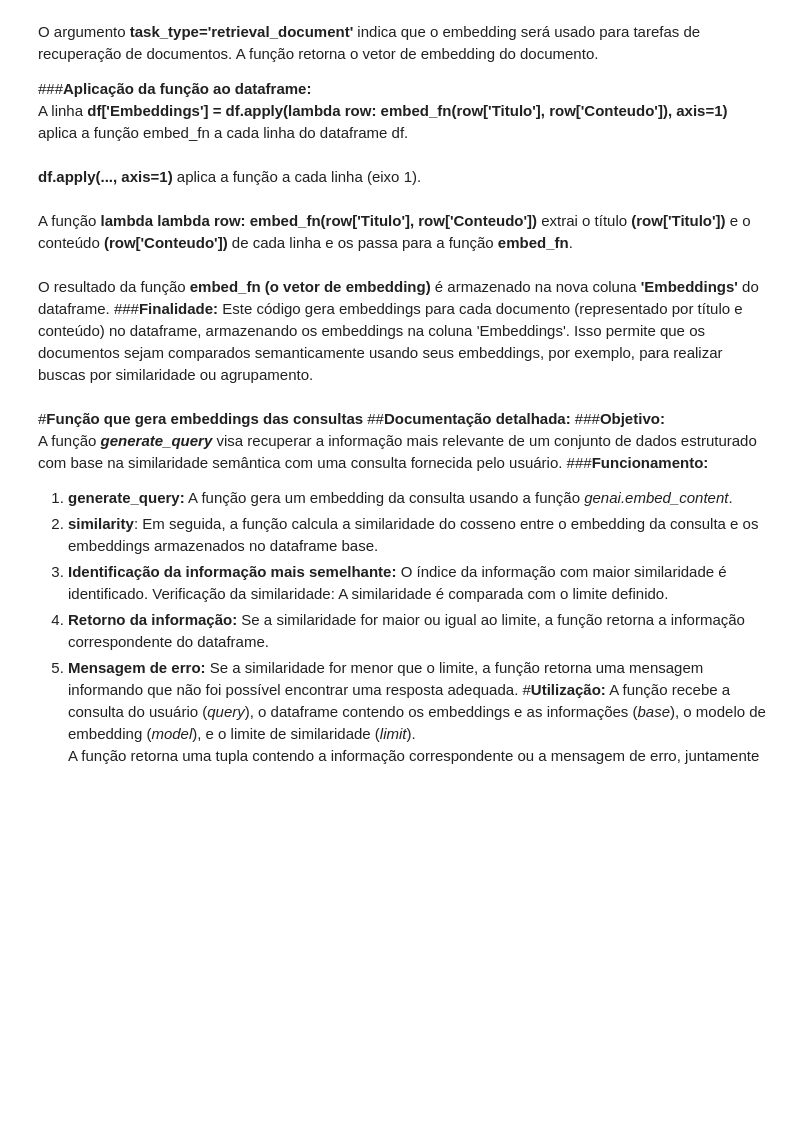
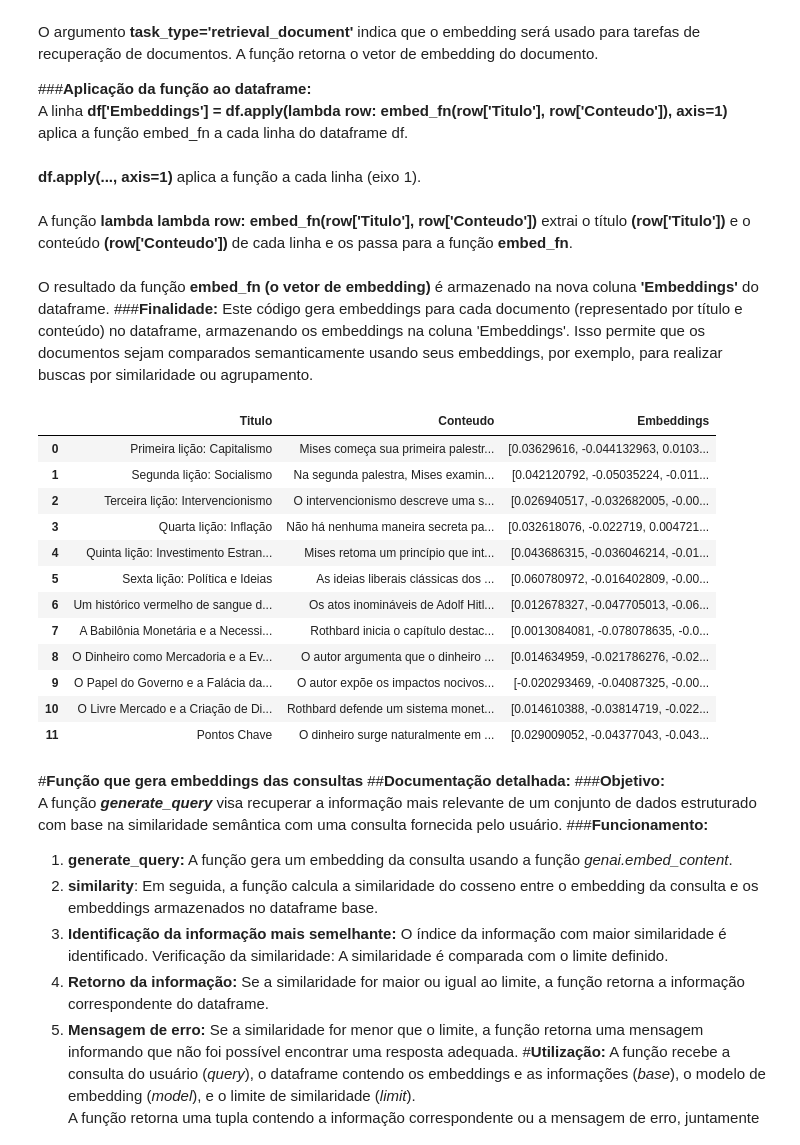
Before and after one commit to smokingsnakes83/Truth_model, a Jupyter notebook: Truth_model.ipynb, the cells around one changed output. Saved outputs shown, nothing was run; the diff lists cells and outputs as text; code cells hidden in the pictures; blank space fills up the shorter version.

```diff
--- a/Truth_model.ipynb
+++ b/Truth_model.ipynb
@@ -184,27 +168,41 @@ Este código gera embeddings para cada documento (representado por título e con
 # %%
 def embed_fn(title, text):
 
   """
   Gera embeddings para documentos usando o modelo especificado.
 
   Args:
       title: O título do documento.
       text: O corpo do texto do documento.
 
   Returns:
       Um vetor de embedding representando o documento.
   """
 
   return genai.embed_content(model=embed_model,
                              content=text,
                              task_type='retrieval_document',
                              title=title)['embedding']
 
 # Aplica a função embed_fn a cada linha do dataframe
 df['Embeddings'] = df.apply(lambda row: embed_fn(row['Titulo'], row['Conteudo']), axis=1)
 
 # Exibe o dataframe com a nova coluna 'Embeddings'
-#df
+df
+# %% [output]
+|  | Titulo | Conteudo | Embeddings |
+| 0 | Primeira lição: Capitalismo | Mises começa sua primeira palestr... | [0.03629616, -0.044132963, 0.0103... |
+| 1 | Segunda lição: Socialismo | Na segunda palestra, Mises examin... | [0.042120792, -0.05035224, -0.011... |
+| 2 | Terceira lição: Intervencionismo | O intervencionismo descreve uma s... | [0.026940517, -0.032682005, -0.00... |
+| 3 | Quarta lição: Inflação | Não há nenhuma maneira secreta pa... | [0.032618076, -0.022719, 0.004721... |
+| 4 | Quinta lição: Investimento Estran... | Mises retoma um princípio que int... | [0.043686315, -0.036046214, -0.01... |
+| 5 | Sexta lição: Política e Ideias | As ideias liberais clássicas dos ... | [0.060780972, -0.016402809, -0.00... |
+| 6 | Um histórico vermelho de sangue d... | Os atos inomináveis de Adolf Hitl... | [0.012678327, -0.047705013, -0.06... |
+| 7 | A Babilônia Monetária e a Necessi... | Rothbard inicia o capítulo destac... | [0.0013084081, -0.078078635, -0.0... |
+| 8 | O Dinheiro como Mercadoria e a Ev... | O autor argumenta que o dinheiro ... | [0.014634959, -0.021786276, -0.02... |
+| 9 | O Papel do Governo e a Falácia da... | O autor expõe os impactos nocivos... | [-0.020293469, -0.04087325, -0.00... |
+| 10 | O Livre Mercado e a Criação de Di... | Rothbard defende um sistema monet... | [0.014610388, -0.03814719, -0.022... |
+| 11 | Pontos Chave | O dinheiro surge naturalmente em ... | [0.029009052, -0.04377043, -0.043... |
 # %% [markdown]
 #**Função que gera embeddings das consultas**
 ##**Documentação detalhada:**
```
Also changed, not shown: parts of 5 cells of this notebook.
